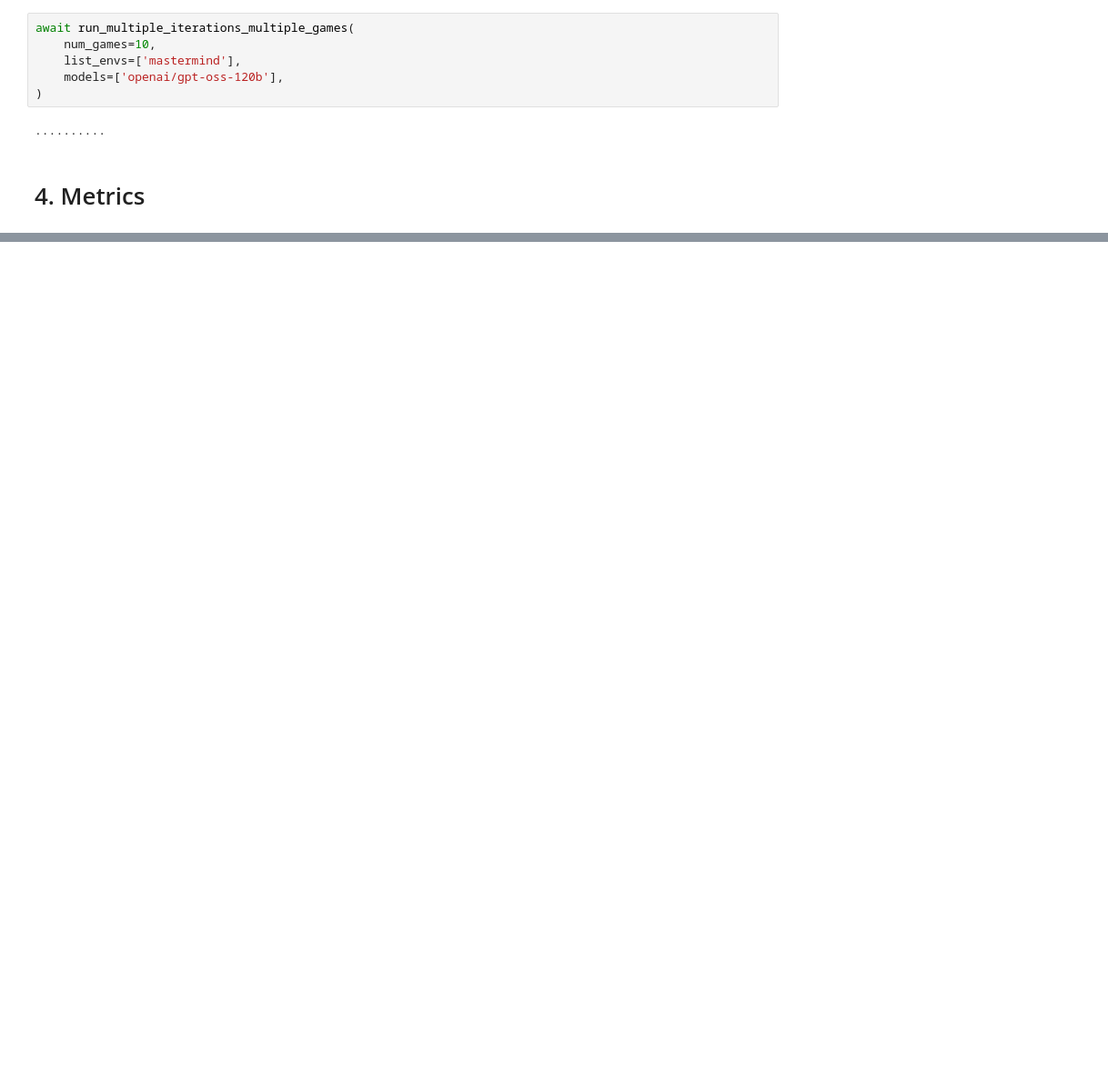
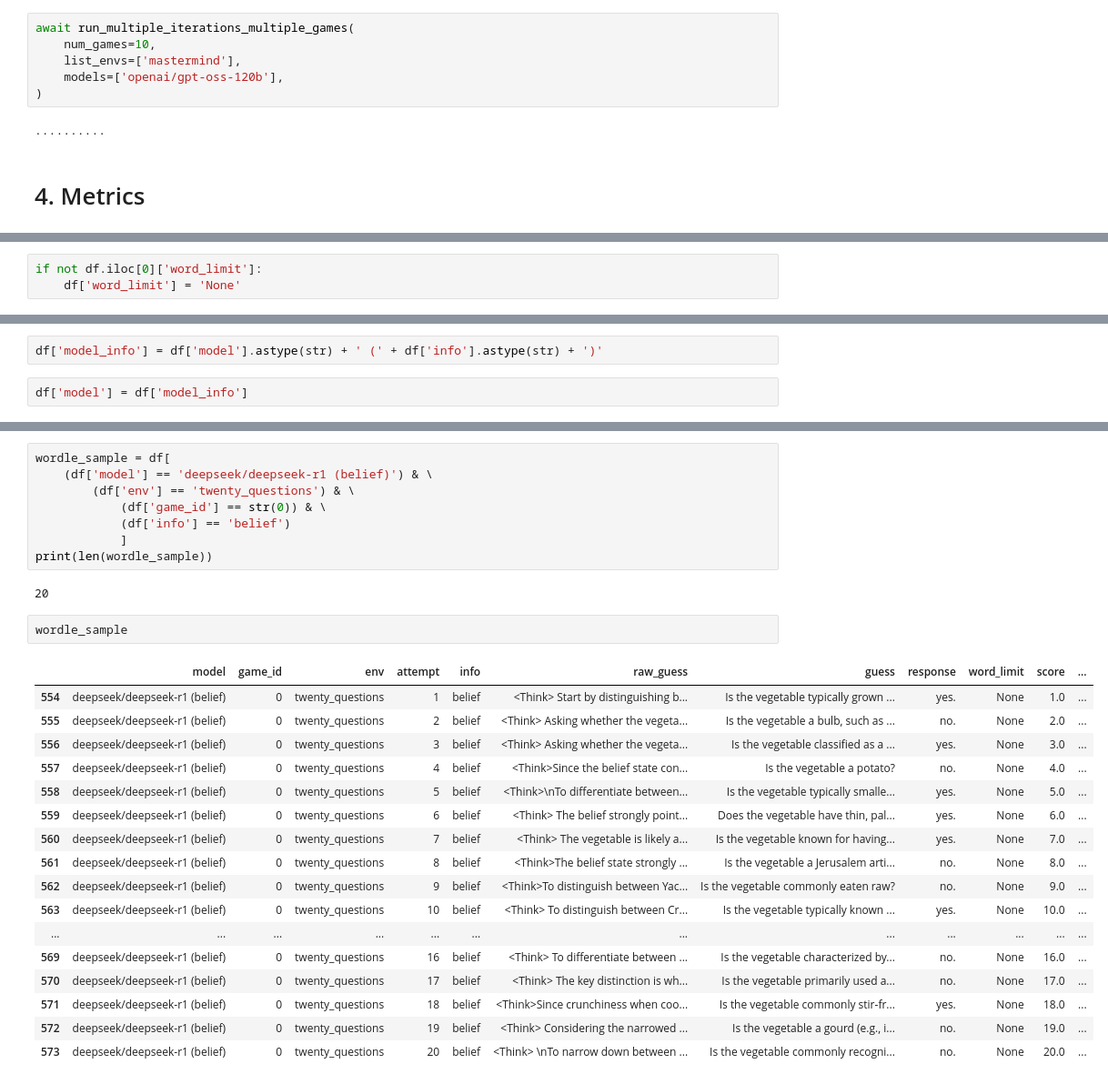
Before and after one commit to jakob-bjorner/verl, a Jupyter notebook: frontier_baselines/paprika_frontier_llms.ipynb, the cells around one changed output, grey strips where cells are left out. Shown at 91% size. Cells and saved outputs as stored; diff of their text form; blank space fills up the shorter version.

```diff
--- a/frontier_baselines/paprika_frontier_llms.ipynb
+++ b/frontier_baselines/paprika_frontier_llms.ipynb
@@ -281 +277,4 @@ Index(['model', 'game_id', 'env', 'attempt', 'guess', 'response', 'score',
       dtype='object')
+# %%
+if not df.iloc[0]['word_limit']:
+    df['word_limit'] = 'None'
@@ -282,3 +289,7 @@ Index(['model', 'game_id', 'env', 'attempt', 'guess', 'response', 'score',
+# %%
+df['model_info'] = df['model'].astype(str) + ' (' + df['info'].astype(str) + ')'
+# %%
+df['model'] = df['model_info']
 # %%
 import pandas as pd
 import plotly.graph_objects as go
@@ -365,0 +440,30 @@ fig.show()
+# %%
+wordle_sample = df[
+    (df['model'] == 'deepseek/deepseek-r1 (belief)') & \
+        (df['env'] == 'twenty_questions') & \
+            (df['game_id'] == str(0)) & \
+            (df['info'] == 'belief')
+            ]
+print(len(wordle_sample))
+# %% [output]
+20
+# %%
+wordle_sample
+# %% [output]
+|  | model | game_id | env | attempt | info | raw_guess | guess | response | word_limit | score | ... |
+| 554 | deepseek/deepseek-r1 (belief) | 0 | twenty_questions | 1 | belief | <Think> Start by distinguishing b... | Is the vegetable typically grown ... | yes. | None | 1.0 | ... |
+| 555 | deepseek/deepseek-r1 (belief) | 0 | twenty_questions | 2 | belief | <Think> Asking whether the vegeta... | Is the vegetable a bulb, such as ... | no. | None | 2.0 | ... |
+| 556 | deepseek/deepseek-r1 (belief) | 0 | twenty_questions | 3 | belief | <Think> Asking whether the vegeta... | Is the vegetable classified as a ... | yes. | None | 3.0 | ... |
+| 557 | deepseek/deepseek-r1 (belief) | 0 | twenty_questions | 4 | belief | <Think>Since the belief state con... | Is the vegetable a potato? | no. | None | 4.0 | ... |
+| 558 | deepseek/deepseek-r1 (belief) | 0 | twenty_questions | 5 | belief | <Think>\nTo differentiate between... | Is the vegetable typically smalle... | yes. | None | 5.0 | ... |
+| 559 | deepseek/deepseek-r1 (belief) | 0 | twenty_questions | 6 | belief | <Think> The belief strongly point... | Does the vegetable have thin, pal... | yes. | None | 6.0 | ... |
+| 560 | deepseek/deepseek-r1 (belief) | 0 | twenty_questions | 7 | belief | <Think> The vegetable is likely a... | Is the vegetable known for having... | yes. | None | 7.0 | ... |
+| 561 | deepseek/deepseek-r1 (belief) | 0 | twenty_questions | 8 | belief | <Think>The belief state strongly ... | Is the vegetable a Jerusalem arti... | no. | None | 8.0 | ... |
+| 562 | deepseek/deepseek-r1 (belief) | 0 | twenty_questions | 9 | belief | <Think>To distinguish between Yac... | Is the vegetable commonly eaten raw? | no. | None | 9.0 | ... |
+| 563 | deepseek/deepseek-r1 (belief) | 0 | twenty_questions | 10 | belief | <Think> To distinguish between Cr... | Is the vegetable typically known ... | yes. | None | 10.0 | ... |
+| ... | ... | ... | ... | ... | ... | ... | ... | ... | ... | ... | ... |
+| 569 | deepseek/deepseek-r1 (belief) | 0 | twenty_questions | 16 | belief | <Think> To differentiate between ... | Is the vegetable characterized by... | no. | None | 16.0 | ... |
+| 570 | deepseek/deepseek-r1 (belief) | 0 | twenty_questions | 17 | belief | <Think> The key distinction is wh... | Is the vegetable primarily used a... | no. | None | 17.0 | ... |
+| 571 | deepseek/deepseek-r1 (belief) | 0 | twenty_questions | 18 | belief | <Think>Since crunchiness when coo... | Is the vegetable commonly stir-fr... | yes. | None | 18.0 | ... |
+| 572 | deepseek/deepseek-r1 (belief) | 0 | twenty_questions | 19 | belief | <Think> Considering the narrowed ... | Is the vegetable a gourd (e.g., i... | no. | None | 19.0 | ... |
+| 573 | deepseek/deepseek-r1 (belief) | 0 | twenty_questions | 20 | belief | <Think> \nTo narrow down between ... | Is the vegetable commonly recogni... | no. | None | 20.0 | ... |
```
Also changed, not shown: parts of 12 cells of this notebook, 1 other file.
